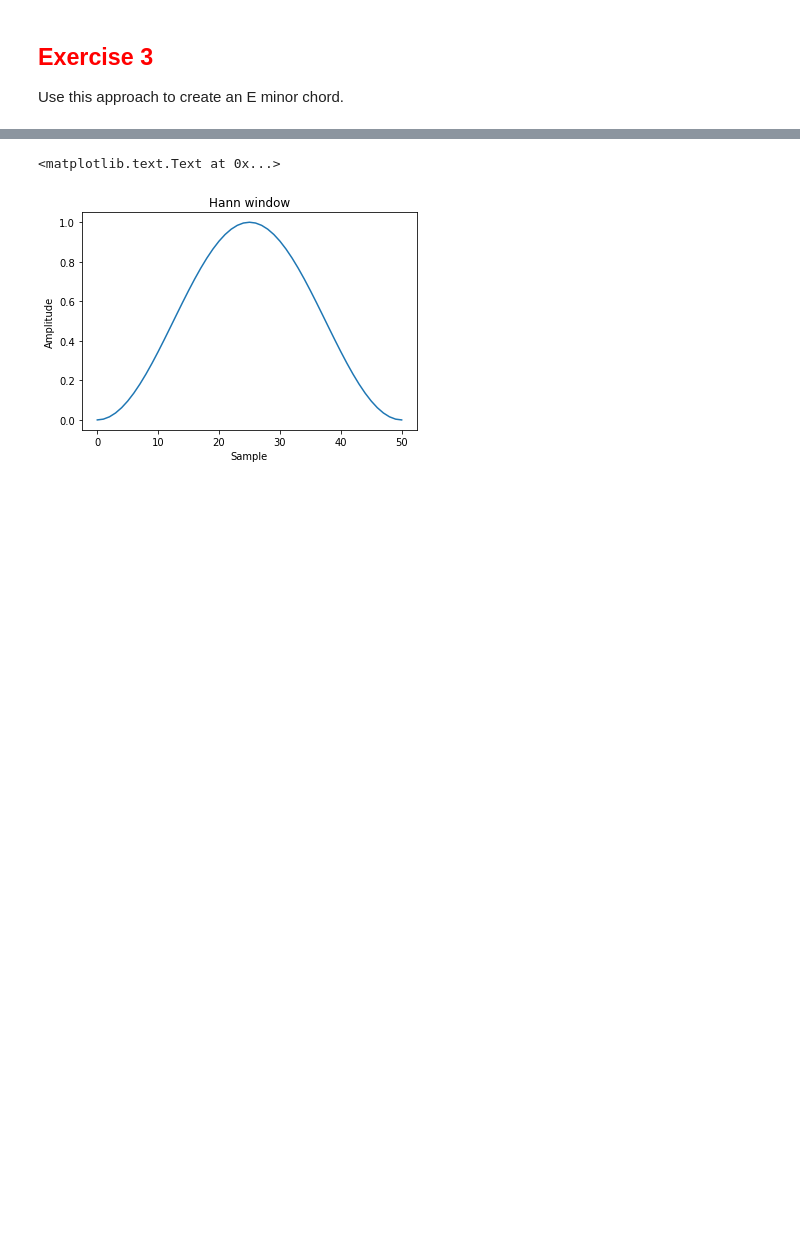
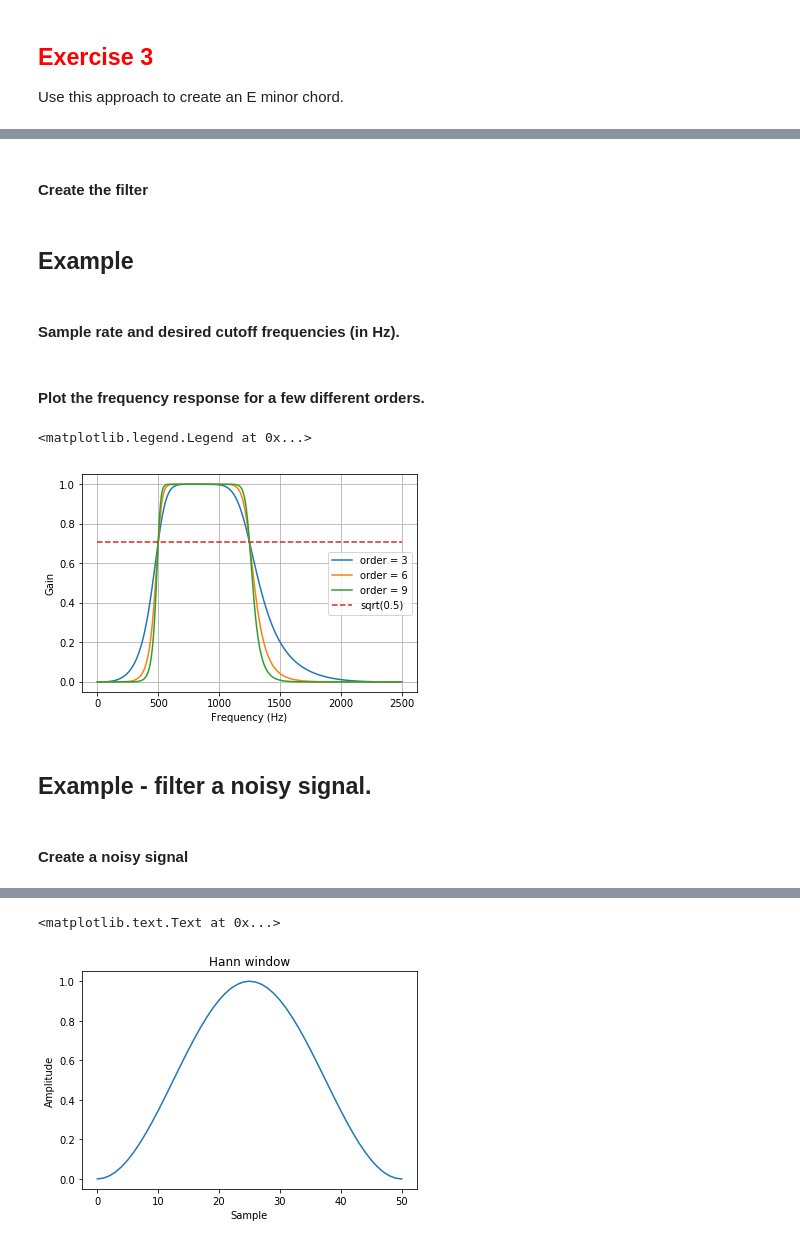
Before and after one commit to yardsale8/musicinformationretrieval.com, a Jupyter notebook: 5_7_frequency_filters_and_the_inverse_fourier_transform.ipynb, the cells around one changed output, grey strips where cells are left out. Cells and saved outputs as stored; diff of their text form; code cells hidden in the pictures; blank space fills up the shorter version.

```diff
--- a/5_7_frequency_filters_and_the_inverse_fourier_transform.ipynb
+++ b/5_7_frequency_filters_and_the_inverse_fourier_transform.ipynb
@@ -158,0 +278,9 @@ Use this approach to create an E minor chord.
+# %%
+def butter_bandpass(lowcut, highcut, fs, order=5):
+    nyq = 0.5 * fs
+    low = lowcut / nyq
+    high = highcut / nyq
+    b, a = butter(order, [low, high], btype='band')
+    return b, a
+# %% [markdown]
+#### Create the filter
@@ -158,0 +292,2 @@ Use this approach to create an E minor chord.
+# %% [markdown]
+## Example
@@ -158,0 +298,29 @@ Use this approach to create an E minor chord.
+# %% [markdown]
+#### Sample rate and desired cutoff frequencies (in Hz).
+# %%
+fs = 5000.0
+lowcut = 500.0
+highcut = 1250.0
+# %% [markdown]
+#### Plot the frequency response for a few different orders.
+# %%
+plt.figure(1)
+plt.clf()
+for order in [3, 6, 9]:
+    b, a = butter_bandpass(lowcut, highcut, fs, order=order)
+    w, h = freqz(b, a, worN=2000)
+    plt.plot((fs * 0.5 / np.pi) * w, abs(h), label="order = %d" % order)
+
+plt.plot([0, 0.5 * fs], [np.sqrt(0.5), np.sqrt(0.5)],
+         '--', label='sqrt(0.5)')
+plt.xlabel('Frequency (Hz)')
+plt.ylabel('Gain')
+plt.grid(True)
+plt.legend(loc='best')
+# %% [output]
+<matplotlib.legend.Legend at 0x...>
+[figure, added]
+# %% [markdown]
+## Example - filter a noisy signal.
+# %% [markdown]
+#### Create a noisy signal
```
Also changed, not shown: parts of 32 cells of this notebook.
